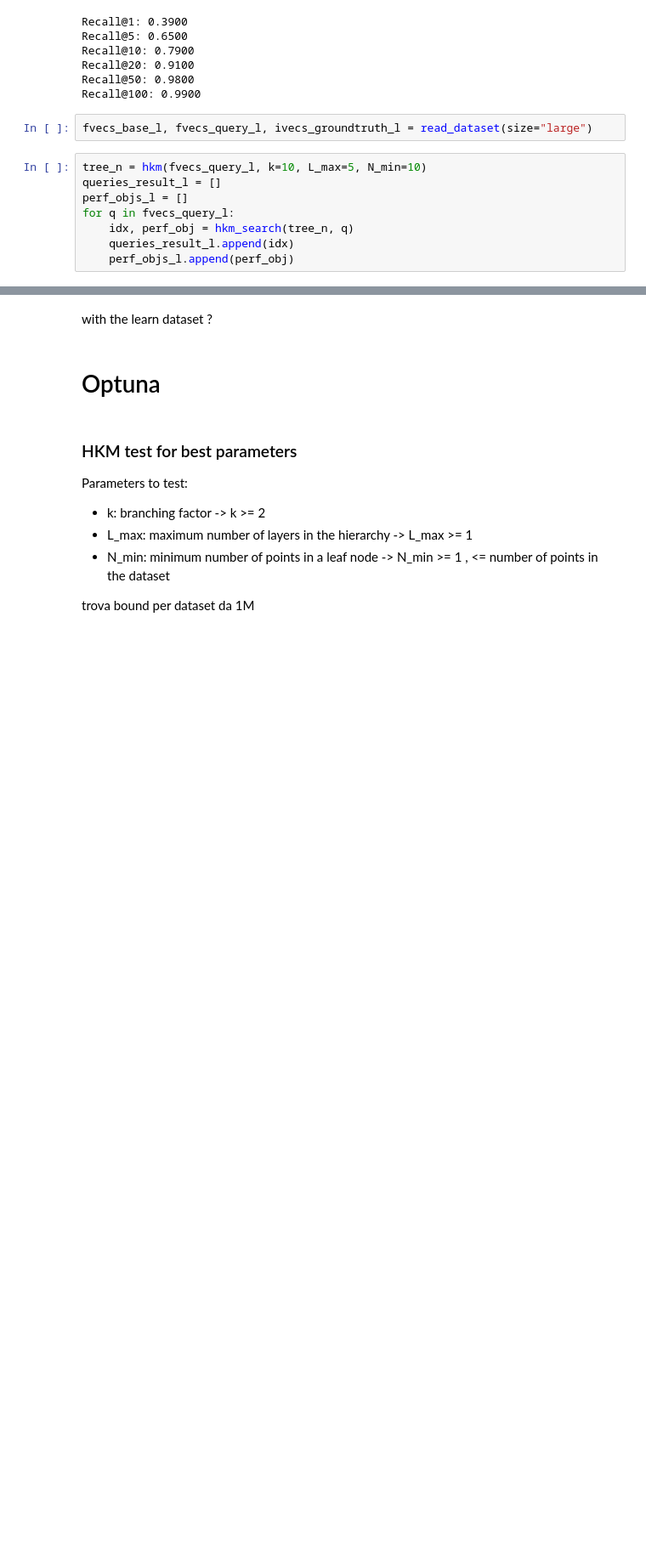
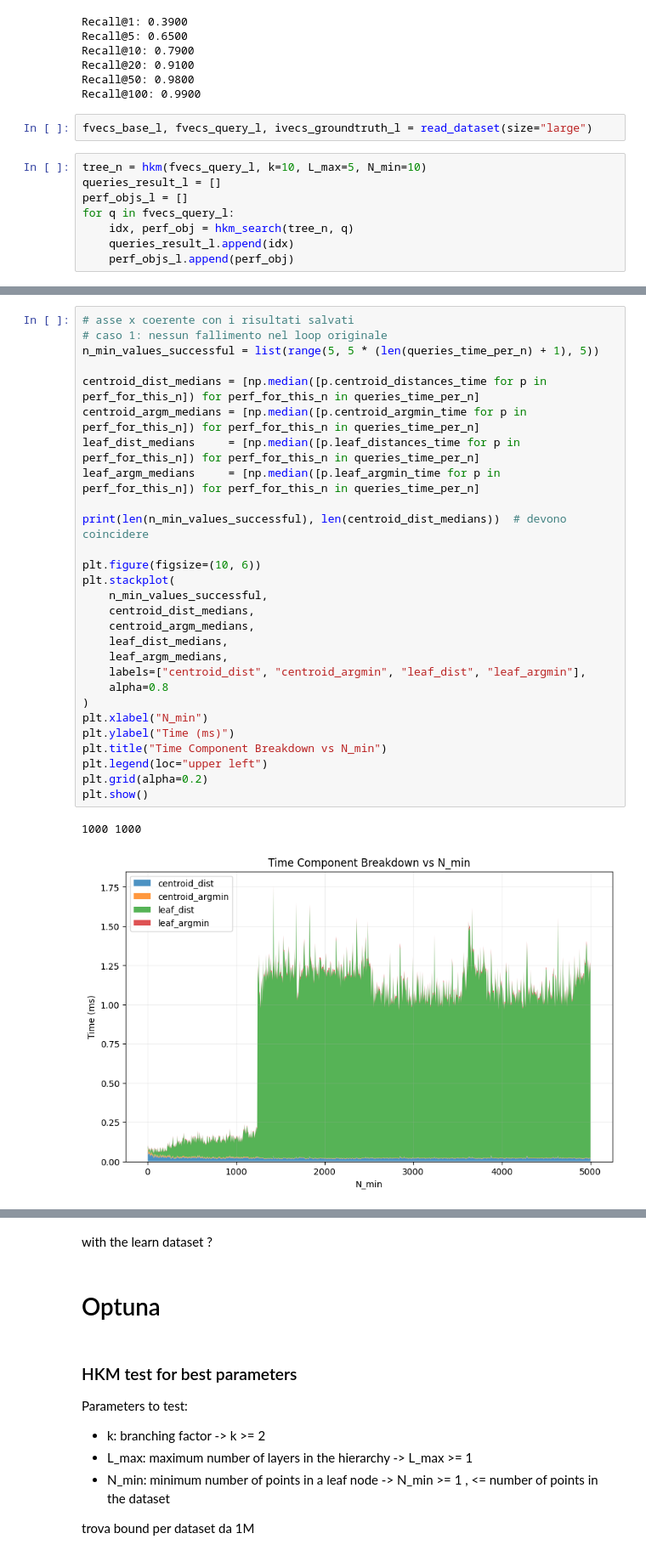
Before and after one commit to SirPhilip3/2nd-assignment-lmd-hkm, a Jupyter notebook: hkm.ipynb, the cells around one changed output, grey strips where cells are left out. Shown at 85% size. Cells and saved outputs as stored; diff of their text form; blank space fills up the shorter version.

Commit message:
added perf test for k, L_max, N_min indepently from each other

```diff
--- a/hkm.ipynb
+++ b/hkm.ipynb
@@ -489,0 +481,31 @@ Text(0, 0.5, 'Median Query Time (ms)')
+# %%
+# asse x coerente con i risultati salvati
+# caso 1: nessun fallimento nel loop originale
+n_min_values_successful = list(range(5, 5 * (len(queries_time_per_n) + 1), 5))
+
+centroid_dist_medians = [np.median([p.centroid_distances_time for p in perf_for_this_n]) for perf_for_this_n in queries_time_per_n]
+centroid_argm_medians = [np.median([p.centroid_argmin_time for p in perf_for_this_n]) for perf_for_this_n in queries_time_per_n]
+leaf_dist_medians     = [np.median([p.leaf_distances_time for p in perf_for_this_n]) for perf_for_this_n in queries_time_per_n]
+leaf_argm_medians     = [np.median([p.leaf_argmin_time for p in perf_for_this_n]) for perf_for_this_n in queries_time_per_n]
+
+print(len(n_min_values_successful), len(centroid_dist_medians))  # devono coincidere
+
+plt.figure(figsize=(10, 6))
+plt.stackplot(
+    n_min_values_successful,
+    centroid_dist_medians,
+    centroid_argm_medians,
+    leaf_dist_medians,
+    leaf_argm_medians,
+    labels=["centroid_dist", "centroid_argmin", "leaf_dist", "leaf_argmin"],
+    alpha=0.8
+)
+plt.xlabel("N_min")
+plt.ylabel("Time (ms)")
+plt.title("Time Component Breakdown vs N_min")
+plt.legend(loc="upper left")
+plt.grid(alpha=0.2)
+plt.show()
+# %% [output]
+1000 1000
+[figure, added]
```
Also changed, not shown: parts of 17 cells of this notebook, 1 other file.
